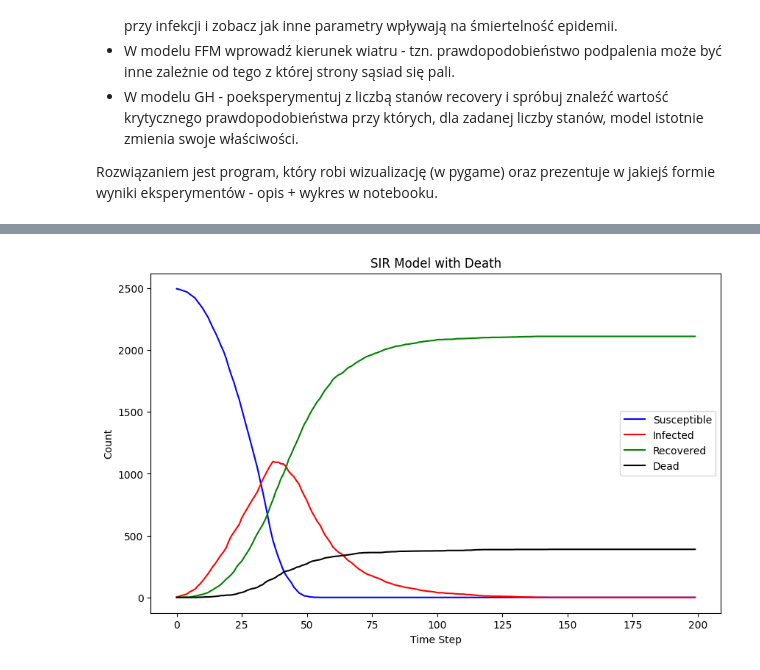
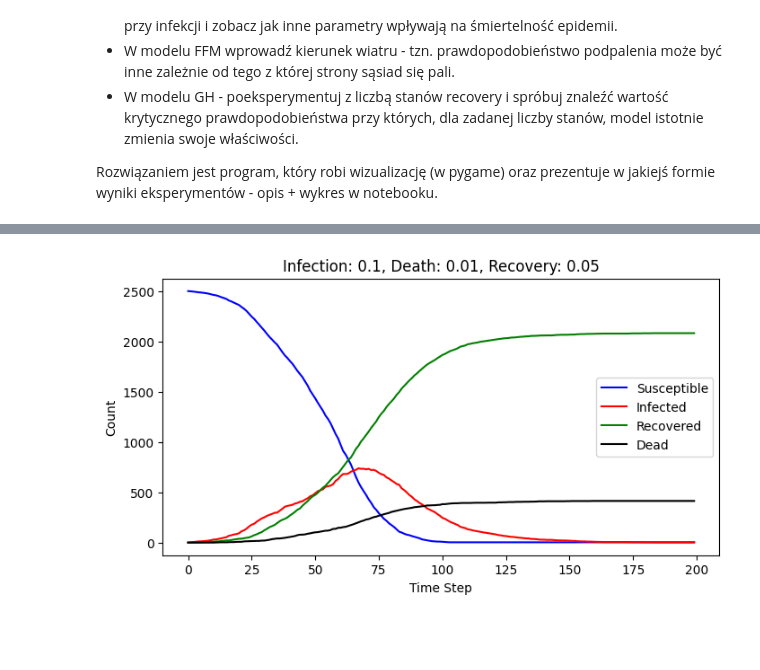
Before and after one commit to mlamczyk/Cellular_Automata, a Jupyter notebook: lab11.ipynb, the cells around one changed output, grey strips where cells are left out. Saved outputs shown, nothing was run; the diff lists cells and outputs as text; code cells hidden in the pictures; blank space fills up the shorter version.

```diff
--- a/lab11.ipynb
+++ b/lab11.ipynb
@@ -18,59 +82,31 @@ Rozwiązaniem jest program, który robi wizualizację (w pygame) oraz prezentuje
+# %%
+# Zakres wartości dla eksperymentów
+infection_probs = [0.1, 0.2, 0.3]
+death_probs = [0.01, 0.02, 0.03]
+recovery_probs = [0.05, 0.1, 0.15]
+# %%
+# Wykonanie symulacji - przeprowadzenie eksperymentów
+results = {}
+
+for prob_infection in infection_probs:
+    for prob_death in death_probs:
+        for prob_recovery in recovery_probs:
+            key = (prob_infection, prob_death, prob_recovery)
+            susceptible_counts, infected_counts, recovered_counts, dead_counts = simulate_sir_with_death(
+                grid_size, steps, prob_infection, prob_death, prob_recovery)
+            results[key] = (susceptible_counts, infected_counts, recovered_counts, dead_counts)
 # %%
-# Symulacja modelu SIR z dodatkiem stanu "śmierć"
-def simulate_sir_with_death(grid_size, steps, prob_infection, prob_death, prob_recovery):
-    grid = np.zeros((grid_size, grid_size), dtype=int)
-    grid[grid_size//2, grid_size//2] = 1  # Początkowa infekcja
-
-    susceptible_counts = []
-    infected_counts = []
-    recovered_counts = []
-    dead_counts = []
-
-    for step in range(steps):
-        new_grid = grid.copy()
-        for i in range(grid_size):
-            for j in range(grid_size):
-                if grid[i, j] == 1:  # Zainfekowany
-                    if np.random.rand() < prob_death:
-                        new_grid[i, j] = 3  # Śmierć
-                    elif np.random.rand() < prob_recovery:
-                        new_grid[i, j] = 2  # Wyzdrowienie
-                    else:
-                        for ni in range(i-1, i+2):
-                            for nj in range(j-1, j+2):
-                                if 0 <= ni < grid_size and 0 <= nj < grid_size and grid[ni, nj] == 0:
-                                    if np.random.rand() < prob_infection:
-                                        new_grid[ni, nj] = 1  # Infekcja
-
-        grid = new_grid
-        susceptible_counts.append(np.sum(grid == 0))
-        infected_counts.append(np.sum(grid == 1))
-        recovered_counts.append(np.sum(grid == 2))
-        dead_counts.append(np.sum(grid == 3))
-
-    return susceptible_counts, infected_counts, recovered_counts, dead_counts
-
-# Parametry symulacji
-grid_size = 50
-steps = 200
-prob_infection = 0.2
-prob_death = 0.01
-prob_recovery = 0.05
-
-# Wykonanie symulacji
-susceptible_counts, infected_counts, recovered_counts, dead_counts = simulate_sir_with_death(
-    grid_size, steps, prob_infection, prob_death, prob_recovery)
-
-# Wykresy wyników
-plt.figure(figsize=(10, 6))
-plt.plot(susceptible_counts, label='Susceptible', color='blue')
-plt.plot(infected_counts, label='Infected', color='red')
-plt.plot(recovered_counts, label='Recovered', color='green')
-plt.plot(dead_counts, label='Dead', color='black')
-plt.xlabel('Time Step')
-plt.ylabel('Count')
-plt.title('SIR Model with Death')
-plt.legend()
-plt.show()
+# Wizualizacja wyników
+for (prob_infection, prob_death, prob_recovery), (susceptible_counts, infected_counts, recovered_counts, dead_counts) in results.items():
+    plt.figure(figsize=(8, 4))
+    plt.plot(susceptible_counts, label='Susceptible', color='blue')
+    plt.plot(infected_counts, label='Infected', color='red')
+    plt.plot(recovered_counts, label='Recovered', color='green')
+    plt.plot(dead_counts, label='Dead', color='black')
+    plt.xlabel('Time Step')
+    plt.ylabel('Count')
+    plt.title(f'Infection: {prob_infection}, Death: {prob_death}, Recovery: {prob_recovery}')
+    plt.legend()
+    plt.show()
 # %% [output]
-[figure, old version]
+[figure, new version]
```
Also changed, not shown: parts of 8 cells of this notebook, 2 other files.
